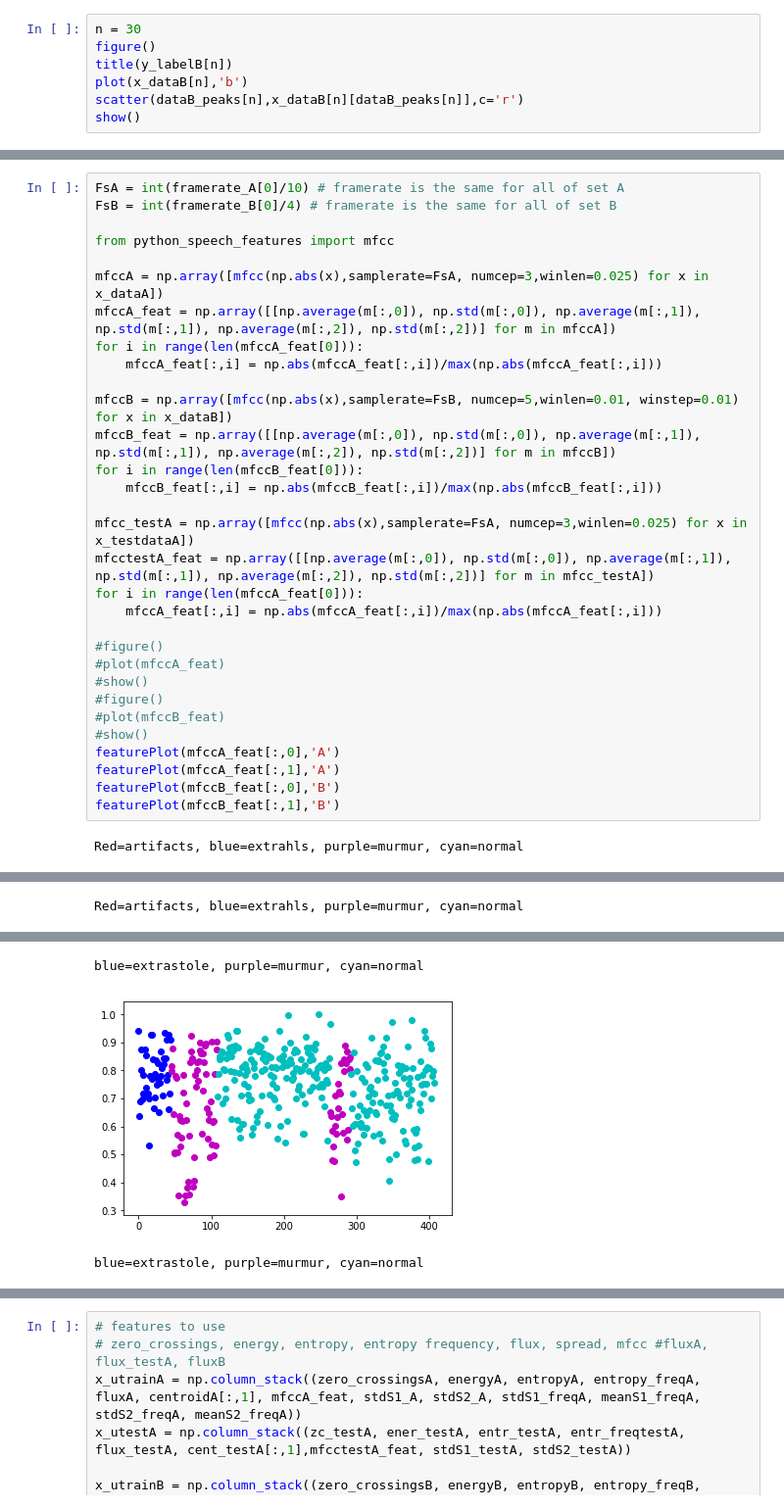
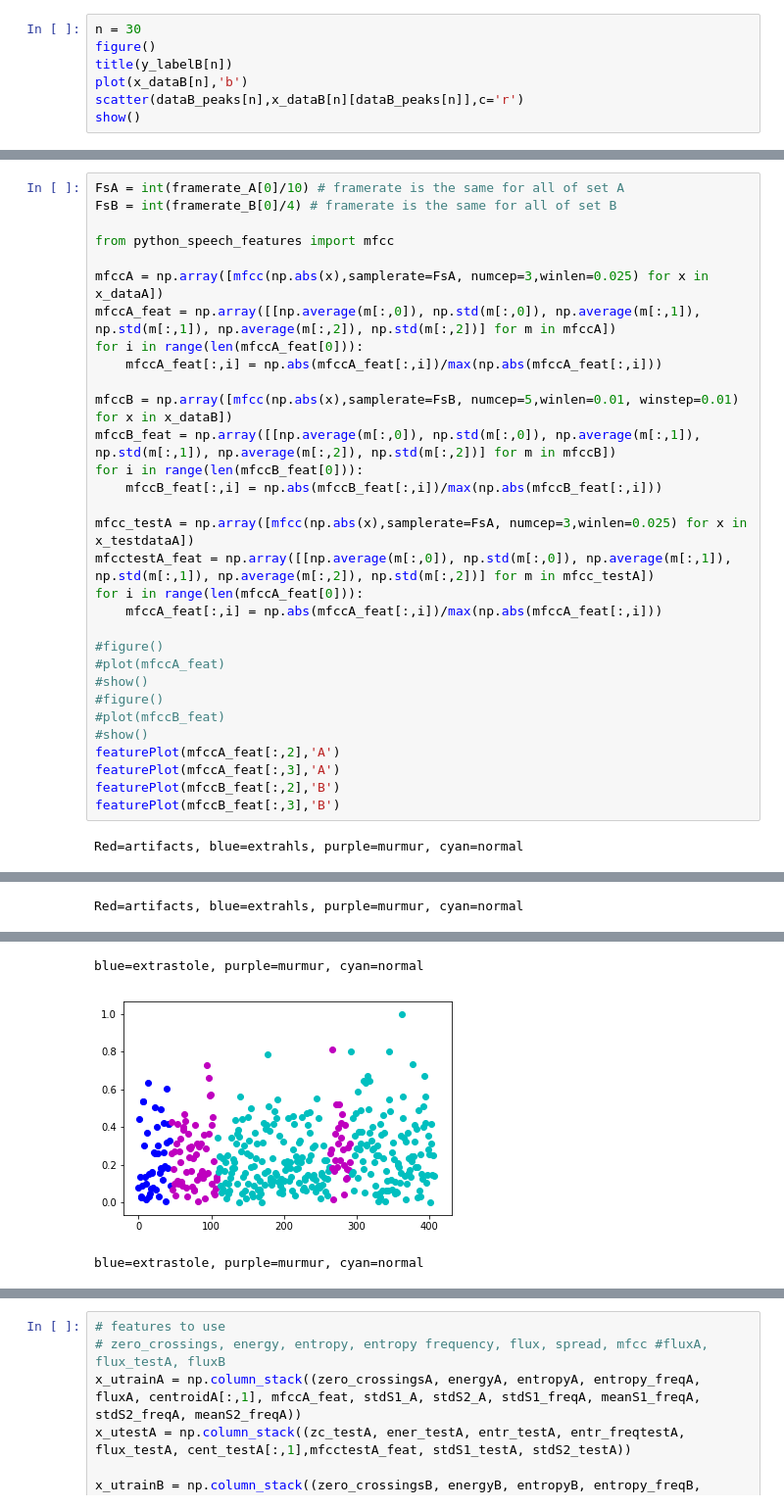
Before and after one commit to lindawangg/Classifying-Heartbeats, a Jupyter notebook: finding_features.ipynb, the cells around one changed output, grey strips where cells are left out. Shown: that part at 98% size. Drawn from its saved outputs; the diff is of its cells as text.

```diff
--- a/finding_features.ipynb
+++ b/finding_features.ipynb
@@ -408,9 +408,9 @@ for i in range(len(mfccA_feat[0])):
 #figure()
 #plot(mfccB_feat)
 #show()
-featurePlot(mfccA_feat[:,0],'A')
-featurePlot(mfccA_feat[:,1],'A')
-featurePlot(mfccB_feat[:,0],'B')
-featurePlot(mfccB_feat[:,1],'B')
+featurePlot(mfccA_feat[:,2],'A')
+featurePlot(mfccA_feat[:,3],'A')
+featurePlot(mfccB_feat[:,2],'B')
+featurePlot(mfccB_feat[:,3],'B')
 # %% [output]
 Red=artifacts, blue=extrahls, purple=murmur, cyan=normal
@@ -420,3 +420,3 @@ Red=artifacts, blue=extrahls, purple=murmur, cyan=normal
 blue=extrastole, purple=murmur, cyan=normal
-[figure, old version]
+[figure, new version]
 blue=extrastole, purple=murmur, cyan=normal
```
Also changed, not shown: parts of 18 cells of this notebook.
